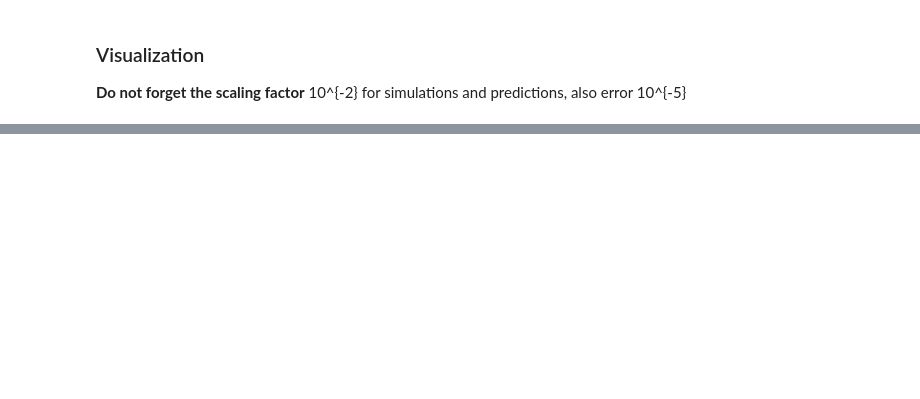
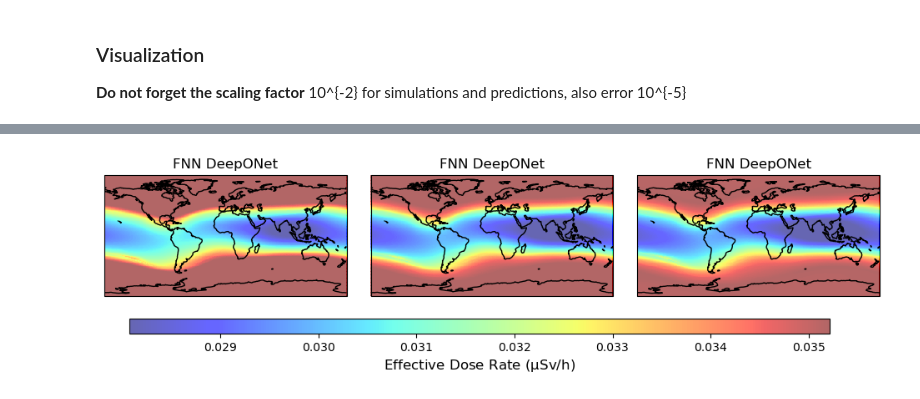
Before and after one commit to kkazuma19/CosmicRays-Operator, a Jupyter notebook: analysis.ipynb, the cells around one changed output, grey strips where cells are left out. Cells and saved outputs as stored; diff of their text form; code cells hidden in the pictures; blank space fills up the shorter version.

```diff
--- a/analysis.ipynb
+++ b/analysis.ipynb
@@ -345,0 +379,91 @@ plt.show()
+# %%
+# get and transform
+# convert the preds and targets to 2D
+preds_2d = []
+targets_2d = []
+for i in range(len(preds)):
+    pred_2d = convert2dim(preds[i])
+    target_2d = convert2dim(targets[i])
+    preds_2d.append(pred_2d)
+    targets_2d.append(target_2d)
+
+# convert to numpy array
+preds_2d = np.array(preds_2d)
+targets_2d = np.array(targets_2d)
+# %%
+import matplotlib.pyplot as plt
+import numpy as np
+import cartopy.crs as ccrs
+import cartopy.feature as cfeature
+from matplotlib.colors import ListedColormap
+
+# Create a "lighter" version of the jet colormap
+jet_cmap = plt.cm.jet
+jet_cmap_alpha = jet_cmap(np.arange(jet_cmap.N))
+jet_cmap_alpha[:, -1] = 0.6  # Adjust transparency
+jet = ListedColormap(jet_cmap_alpha)
+
+# Define colorbar limits (Ensure same range for all maps)
+diff_min, diff_max = -np.max(abs(preds_2d - targets_2d)), np.max(abs(preds_2d - targets_2d))
+
+fig, axes = plt.subplots(1, 3, subplot_kw={'projection': ccrs.PlateCarree()}, figsize=(12, 6))
+plt.subplots_adjust(wspace=0.1, hspace=0.2)  # Reduce space between subplots
+
+# Store the last colormap object for colorbar reference
+im_pred, im_error = None, None
+
+# Loop through the three selected samples (best, 90th percentile, worst)
+for i in range(3):
+
+    ax = axes[i]
+    ax.add_feature(cfeature.COASTLINE)
+    #ax.add_feature(cfeature.BORDERS, linestyle='')
+    ax.set_extent([-180, 180, -90, 90], crs=ccrs.PlateCarree())
+
+    data = preds_2d[idxs[i]][2]
+    vmin_, vmax_ = vmin, vmax
+    title = f'FNN DeepONet'
+    im_pred = ax.pcolormesh(preds_2d[idxs[i]][0], preds_2d[idxs[i]][1], data,
+                                cmap=jet, vmin=vmin, vmax=vmax)
+
+    ax.set_title(title, fontsize=12)
+
+cbar_ax = fig.add_axes([0.15, 0.3, 0.70, 0.03])  # x, y, width, height
+cbar = fig.colorbar(im_pred, cax=cbar_ax, orientation='horizontal')
+cbar.set_label(r"Effective Dose Rate ($\rm \mu Sv/h$)", fontsize=12)
+
+# save
+plt.savefig(file_f, dpi=300, bbox_inches='tight')
+plt.show()
+
+# error maps
+fig, axes = plt.subplots(1, 3, subplot_kw={'projection': ccrs.PlateCarree()}, figsize=(12, 6))
+plt.subplots_adjust(wspace=0.1, hspace=0.2)  # Reduce space between subplots
+
+# Store the last colormap object for colorbar reference
+im_pred, im_error = None, None
+# Loop through the three selected samples (best, 90th percentile, worst)
+for i in range(3):
+
+    ax = axes[i]
+    ax.add_feature(cfeature.COASTLINE)
+    #ax.add_feature(cfeature.BORDERS, linestyle='')
+    ax.set_extent([-180, 180, -90, 90], crs=ccrs.PlateCarree())
+
+    data = preds_2d[idxs[i]][2] - targets_2d[idxs[i]][2]
+    vmin_, vmax_ = diff_min, diff_max
+    title = f'Error Map'
+    im_error = ax.pcolormesh(preds_2d[idxs[i]][0], preds_2d[idxs[i]][1], data,
+                                cmap=jet, vmin=vmin_, vmax=vmax_)
+
+    ax.set_title(title, fontsize=12)
+
+cbar_ax = fig.add_axes([0.15, 0.3, 0.70, 0.03])  # x, y, width, height
+cbar = fig.colorbar(im_error, cax=cbar_ax, orientation='horizontal')
+cbar.set_label(r"Error Magnitude ($\rm \mu Sv/h$)", fontsize=12)
+
+# save
+plt.savefig(file_e, dpi=300, bbox_inches='tight')
+plt.show()
+# %% [output]
+[figure, added]
```
Also changed, not shown: parts of 7 cells of this notebook, 9 other files.
